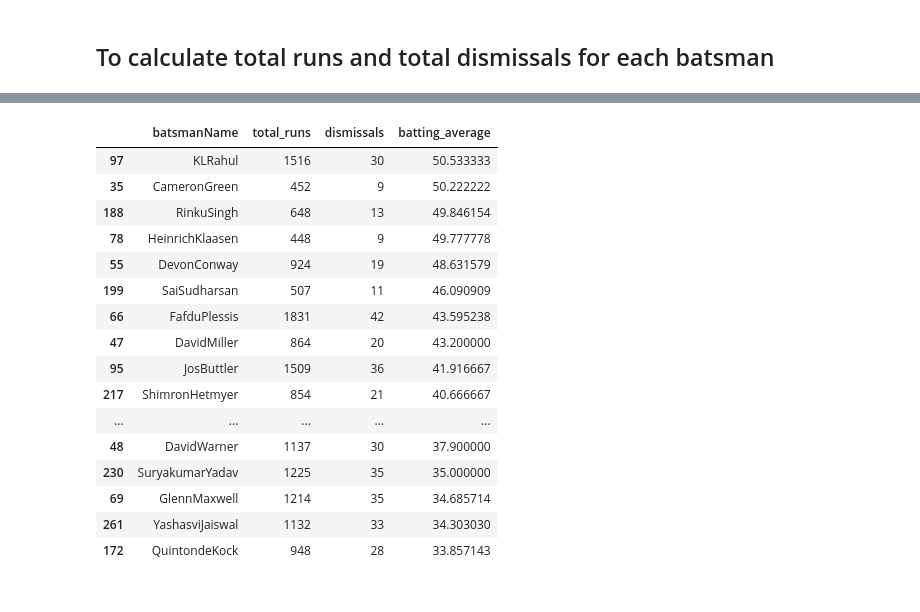
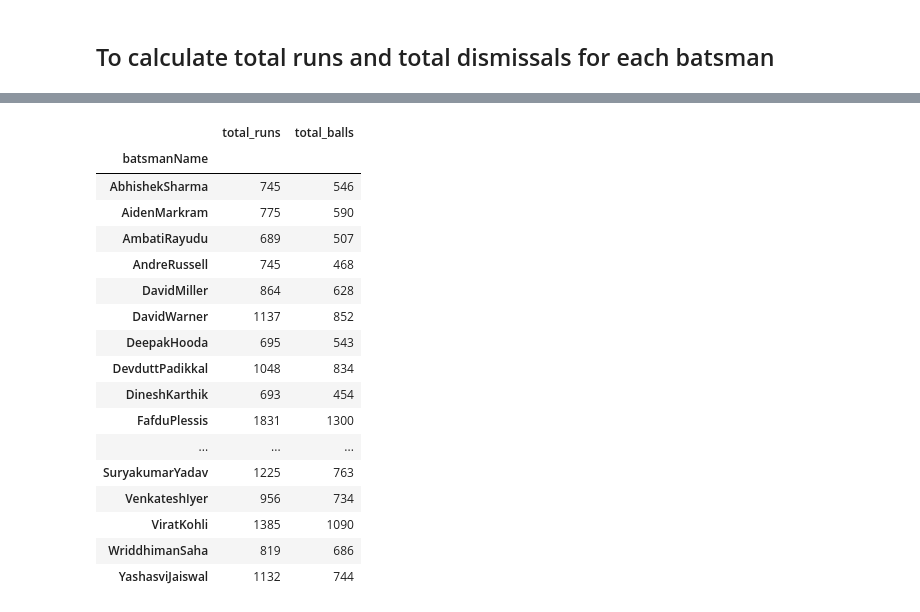
Before and after one commit to sourabhms66/ipl_2024, a Jupyter notebook: codes.ipynb, the cells around one changed output, grey strips where cells are left out. Saved outputs shown, nothing was run; the diff lists cells and outputs as text; code cells hidden in the pictures.

```diff
--- a/codes.ipynb
+++ b/codes.ipynb
@@ -296,7 +296,7 @@ batsman_stats = filtered_bating_match[filtered_bating_match['batsmanName'].isin(
 # %% [markdown]
 ## To calculate total runs and total dismissals for each batsman
 # %%
-batsman_stats = filtered_bating_match.groupby('batsmanName').agg(
+batsman_stats_dismissals = filtered_bating_match.groupby('batsmanName').agg(
     total_runs=('runs', 'sum'),
     dismissals=('out/not_out', lambda x: x[x == 'out'].count())
 ).reset_index()
@@ -319,4 +380,0 @@ batsman_stats
-# %%
-batsman_stats=batsman_stats.query('dismissals > 3')
-# %%
-batsman_stats.loc[:,'batting_average'] = batsman_stats['total_runs'] / batsman_stats['dismissals']
@@ -339,20 +380,0 @@ batsman_stats
-# %%
-batsman_stats.sort_values(by='batting_average',ascending=False).head(20)
-# %% [output]
-|  | batsmanName | total_runs | dismissals | batting_average |
-| 97 | KLRahul | 1516 | 30 | 50.533333 |
-| 35 | CameronGreen | 452 | 9 | 50.222222 |
-| 188 | RinkuSingh | 648 | 13 | 49.846154 |
-| 78 | HeinrichKlaasen | 448 | 9 | 49.777778 |
-| 55 | DevonConway | 924 | 19 | 48.631579 |
-| 199 | SaiSudharsan | 507 | 11 | 46.090909 |
-| 66 | FafduPlessis | 1831 | 42 | 43.595238 |
-| 47 | DavidMiller | 864 | 20 | 43.200000 |
-| 95 | JosButtler | 1509 | 36 | 41.916667 |
-| 217 | ShimronHetmyer | 854 | 21 | 40.666667 |
-| ... | ... | ... | ... | ... |
-| 48 | DavidWarner | 1137 | 30 | 37.900000 |
-| 230 | SuryakumarYadav | 1225 | 35 | 35.000000 |
-| 69 | GlennMaxwell | 1214 | 35 | 34.685714 |
-| 261 | YashasviJaiswal | 1132 | 33 | 34.303030 |
-| 172 | QuintondeKock | 948 | 28 | 33.857143 |
@@ -367,25 +381,23 @@ bating_match[['batsmanName','out/not_out','runs','balls']].query(
-# %%
-import pandas as pd
-
-# Load the CSV file
-batting_df = pd.read_csv('datasets/fact_bating_summary.csv')
-
-# Filter batsmen who faced at least 60 balls in each season
-ball_count = batting_df.groupby(['batsmanName']).balls.sum().reset_index()
-valid_batsmen = ball_count[ball_count['balls'] >= 60]['batsmanName']
-
-filtered_df = batting_df[batting_df['batsmanName'].isin(valid_batsmen)]
-
-# Calculate total runs and total dismissals
-batsman_stats = filtered_df.groupby('batsmanName').agg(
-    total_runs=('runs', 'sum'),
-    dismissals=('out/not_out', lambda x: x[x == 'out'].count())
-).reset_index()
-
-# Calculate batting average
-batsman_stats['batting_average'] = batsman_stats['total_runs'] / batsman_stats['dismissals']
-
-# Get the top 10 batsmen by batting average
-top_10_batsmen = batsman_stats.sort_values(by='batting_average', ascending=False).head(10)
-
-print(top_10_batsmen[['batsmanName', 'batting_average']])
+# %%
+batsman_stats.groupby('batsmanName').agg(
+    total_runs=('runs', 'sum'),
+    total_balls=('balls', 'sum'))
+# %% [output]
+|  | total_runs | total_balls |
+| batsmanName |  |  |
+| AbhishekSharma | 745 | 546 |
+| AidenMarkram | 775 | 590 |
+| AmbatiRayudu | 689 | 507 |
+| AndreRussell | 745 | 468 |
+| DavidMiller | 864 | 628 |
+| DavidWarner | 1137 | 852 |
+| DeepakHooda | 695 | 543 |
+| DevduttPadikkal | 1048 | 834 |
+| DineshKarthik | 693 | 454 |
+| FafduPlessis | 1831 | 1300 |
+| ... | ... | ... |
+| SuryakumarYadav | 1225 | 763 |
+| VenkateshIyer | 956 | 734 |
+| ViratKohli | 1385 | 1090 |
+| WriddhimanSaha | 819 | 686 |
+| YashasviJaiswal | 1132 | 744 |
```
Also changed, not shown: parts of 13 cells of this notebook.
